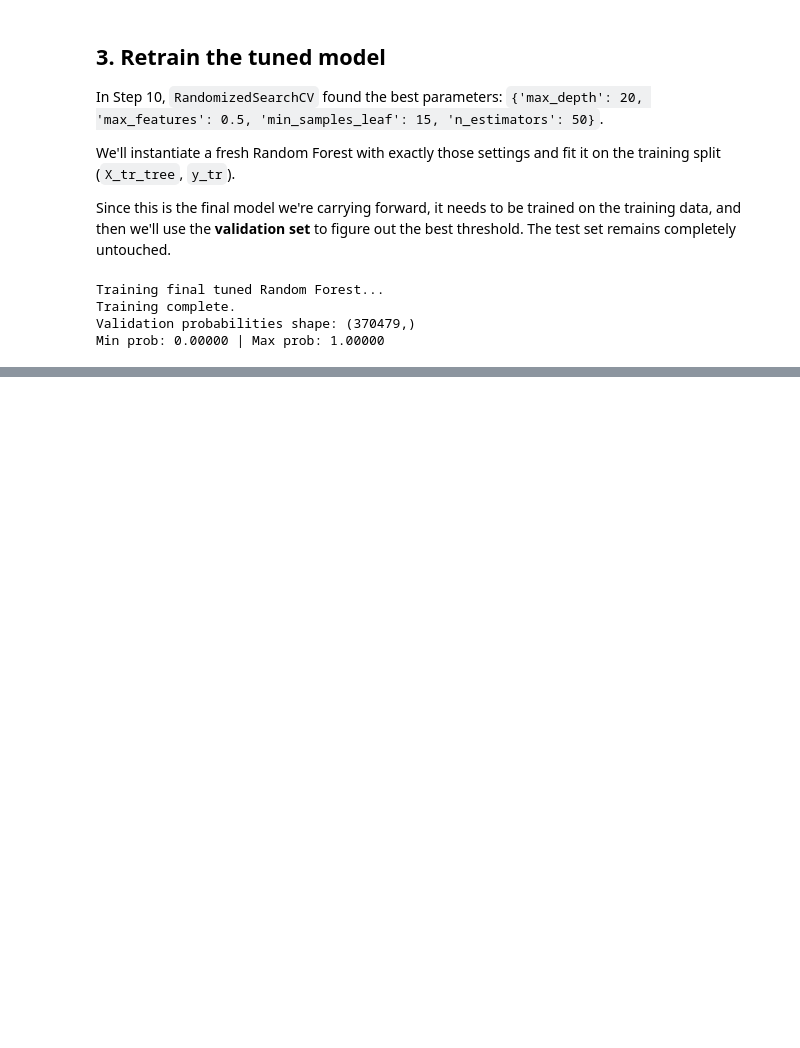
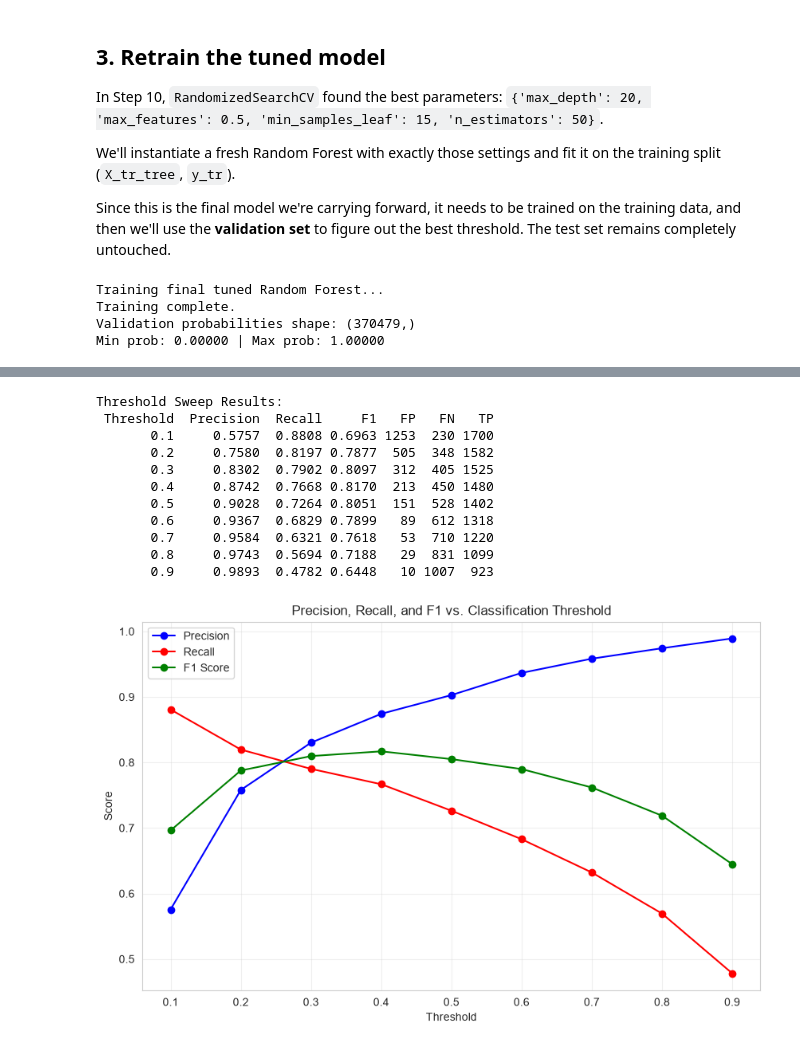
Before and after one commit to Fan000n/fraud-detection-ml, a Jupyter notebook: notebooks/03_threshold_and_final_evaluation.ipynb, the cells around one changed output, grey strips where cells are left out. Drawn from its saved outputs; the diff is of its cells as text; code cells hidden in the pictures; blank space fills up the shorter version.

```diff
--- a/notebooks/03_threshold_and_final_evaluation.ipynb
+++ b/notebooks/03_threshold_and_final_evaluation.ipynb
@@ -119,0 +128,57 @@ Min prob: 0.00000 | Max prob: 1.00000
+# %%
+thresholds = np.arange(0.1, 1.0, 0.1)
+results = []
+
+for thresh in thresholds:
+    # Convert probability to binary prediction based on the threshold
+    y_pred_thresh = (val_proba >= thresh).astype(int)
+
+    # Get confusion matrix values
+    tn, fp, fn, tp = confusion_matrix(y_val, y_pred_thresh).ravel()
+
+    # Calculate metrics
+    prec = precision_score(y_val, y_pred_thresh, zero_division=0)
+    rec = recall_score(y_val, y_pred_thresh, zero_division=0)
+    f1 = f1_score(y_val, y_pred_thresh, zero_division=0)
+
+    results.append({
+        "Threshold": round(thresh, 1),
+        "Precision": round(prec, 4),
+        "Recall": round(rec, 4),
+        "F1": round(f1, 4),
+        "FP": fp,
+        "FN": fn,
+        "TP": tp
+    })
+
+df_thresh = pd.DataFrame(results)
+
+print("Threshold Sweep Results:")
+print(df_thresh.to_string(index=False))
+
+# Plotting
+plt.figure(figsize=(10, 6))
+plt.plot(df_thresh["Threshold"], df_thresh["Precision"], marker='o', label='Precision', color='blue')
+plt.plot(df_thresh["Threshold"], df_thresh["Recall"], marker='o', label='Recall', color='red')
+plt.plot(df_thresh["Threshold"], df_thresh["F1"], marker='o', label='F1 Score', color='green')
+
+plt.title("Precision, Recall, and F1 vs. Classification Threshold")
+plt.xlabel("Threshold")
+plt.ylabel("Score")
+plt.xticks(thresholds)
+plt.legend()
+plt.grid(True, alpha=0.3)
+plt.show()
+# %% [output]
+Threshold Sweep Results:
+ Threshold  Precision  Recall     F1   FP   FN   TP
+       0.1     0.5757  0.8808 0.6963 1253  230 1700
+       0.2     0.7580  0.8197 0.7877  505  348 1582
+       0.3     0.8302  0.7902 0.8097  312  405 1525
+       0.4     0.8742  0.7668 0.8170  213  450 1480
+       0.5     0.9028  0.7264 0.8051  151  528 1402
+       0.6     0.9367  0.6829 0.7899   89  612 1318
+       0.7     0.9584  0.6321 0.7618   53  710 1220
+       0.8     0.9743  0.5694 0.7188   29  831 1099
+       0.9     0.9893  0.4782 0.6448   10 1007  923
+[figure, added]
```
Also changed, not shown: parts of 5 cells of this notebook.
